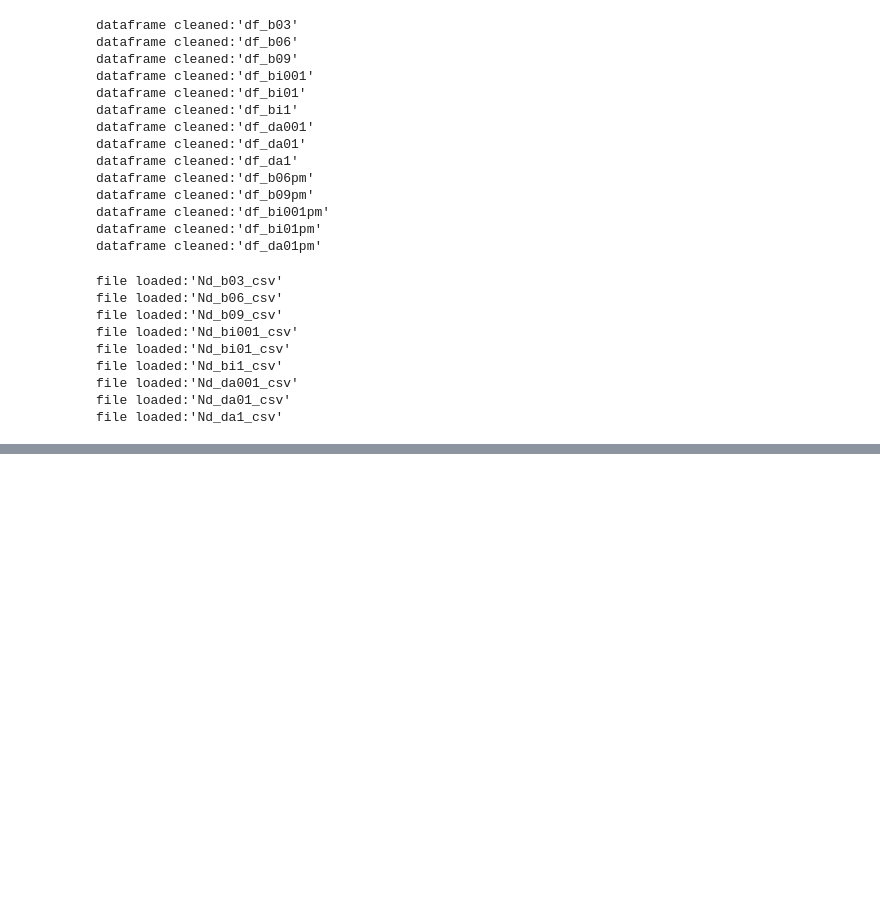
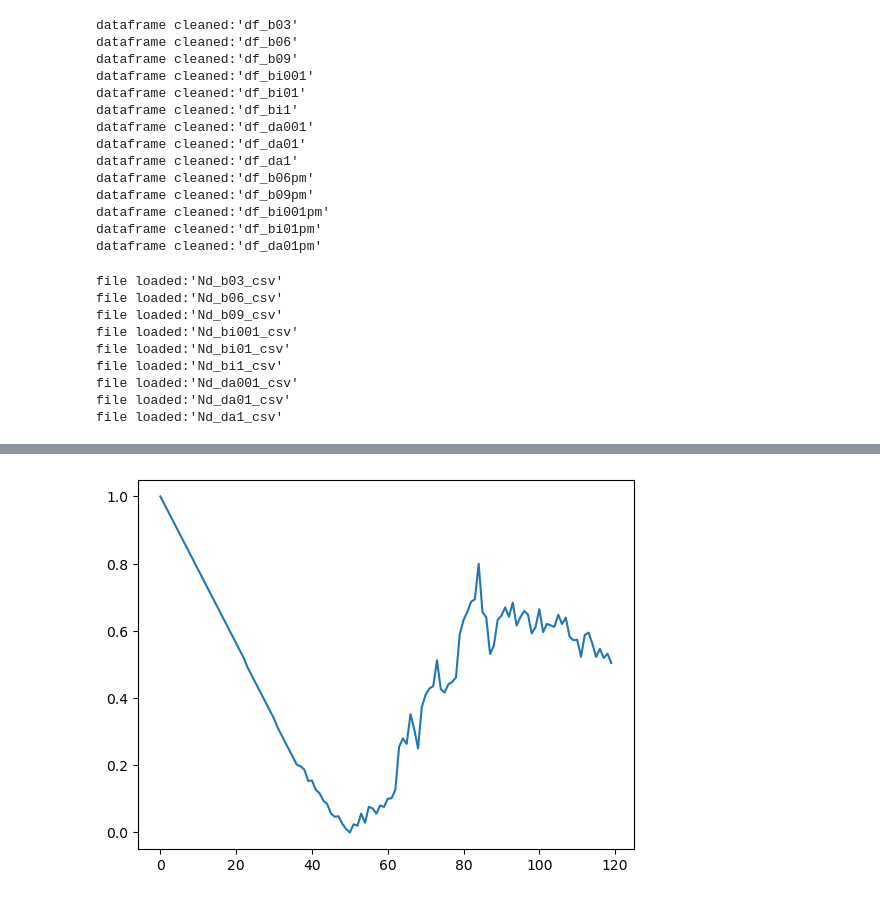
Before and after one commit to jpv219/HAMPPSterS, a Jupyter notebook: LSTM-RNN/LSTM-RNN.ipynb, the cells around one changed output, grey strips where cells are left out. Drawn from its saved outputs; the diff is of its cells as text; code cells hidden in the pictures; blank space fills up the shorter version.

```diff
--- a/LSTM-RNN/LSTM-RNN.ipynb
+++ b/LSTM-RNN/LSTM-RNN.ipynb
@@ -139,0 +156,22 @@ Nd_b03_csv
+# %%
+# OPTIONAL detrending and normalizing the linear trend
+from sklearn.linear_model import LinearRegression
+X = np.arange(len(timeseries)).reshape(-1, 1)
+y = timeseries.reshape(-1, 1)
+
+model = LinearRegression()
+model.fit(X, y)
+
+trend = model.predict(X)
+
+detrended = y - trend
+
+min_val = np.min(detrended)
+max_val = np.max(detrended)
+
+normalized = (detrended - min_val) / (max_val - min_val)
+# %%
+plt.plot(normalized)
+plt.show()
+# %% [output]
+[figure, added]
```
Also changed, not shown: parts of 10 cells of this notebook, 5 other files.
